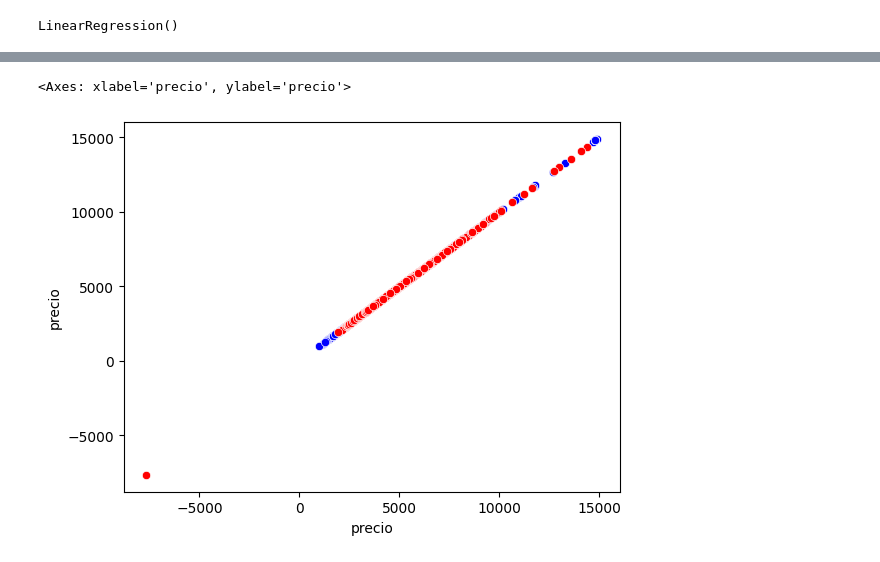
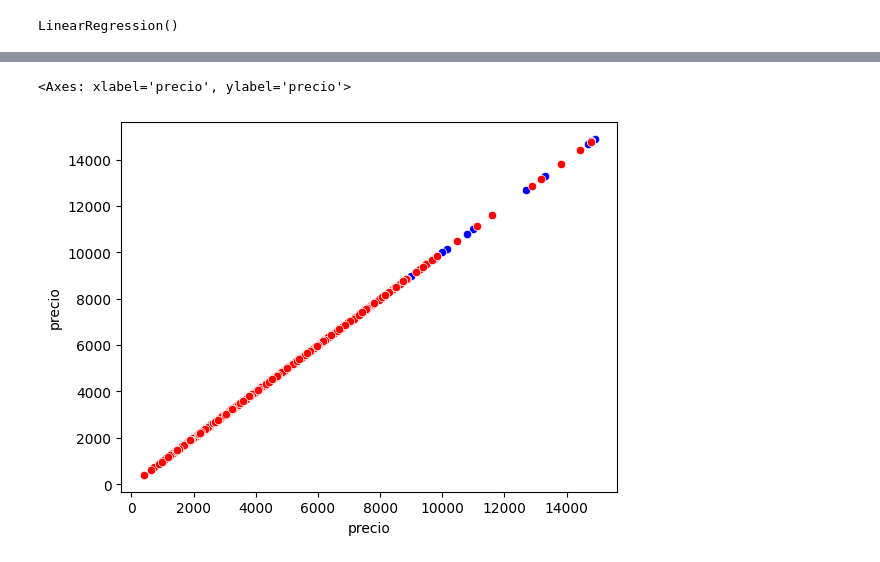
Before and after one commit to A01246519/ModelosDePrediccion, a Jupyter notebook: Actividad2.ipynb, the cells around one changed output, grey strips where cells are left out. Drawn from its saved outputs; the diff is of its cells as text; code cells hidden in the pictures.

```diff
--- a/Actividad2.ipynb
+++ b/Actividad2.ipynb
@@ -23,5 +25,7 @@ df.head()
 # %% [markdown]
 ## **Precio vs Enganche**
+# %%
+df13 = df[df["plazo"]== "13S"]
 # %%
 #Declaramos las variables dependientes e independientes para la regresión lineal
 #Vars_Indep= df[['alcohol', 'speeding']]
@@ -483,10 +379,10 @@ df
 # %%
 #Visualizamos la gráfica comparativa entre el total real y el total predecido
-sns.scatterplot(x='precio', y='precio', color="blue", data=df)
-sns.scatterplot(x='Predicciones6', y= 'Predicciones6', color="red", data=df)
+sns.scatterplot(x='precio', y='precio', color="blue", data=df13)
+sns.scatterplot(x='Predicciones6', y= 'Predicciones6', color="red", data=df13)
 # %% [output]
 <Axes: xlabel='precio', ylabel='precio'>
-[figure, old version]
+[figure, new version]
 # %%
 #Corroboramos cual es el coeficiente de Determinación de nuestro modelo
 coef_Deter6=model.score(X=Var_Indep6, y=Var_Dep6)
```
Also changed, not shown: parts of 272 cells of this notebook.
